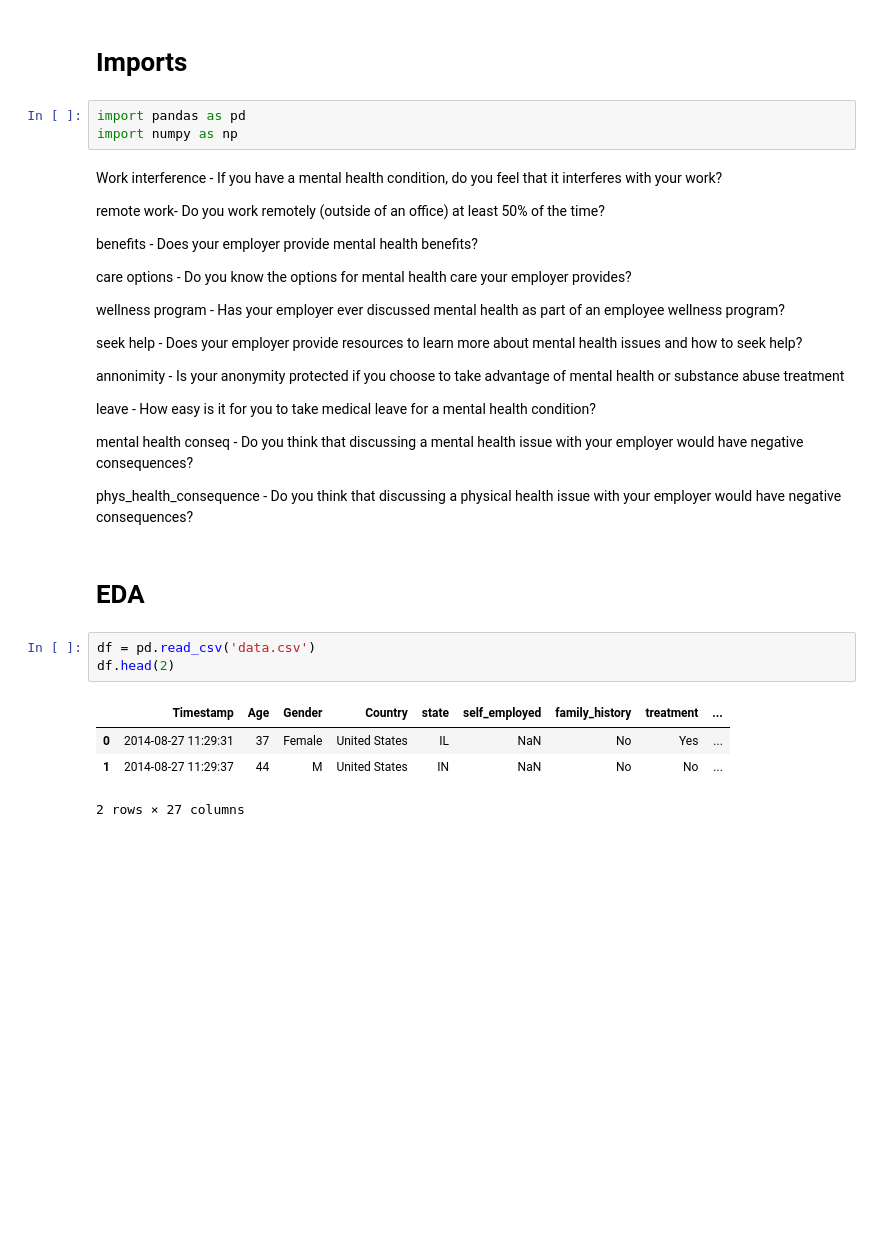
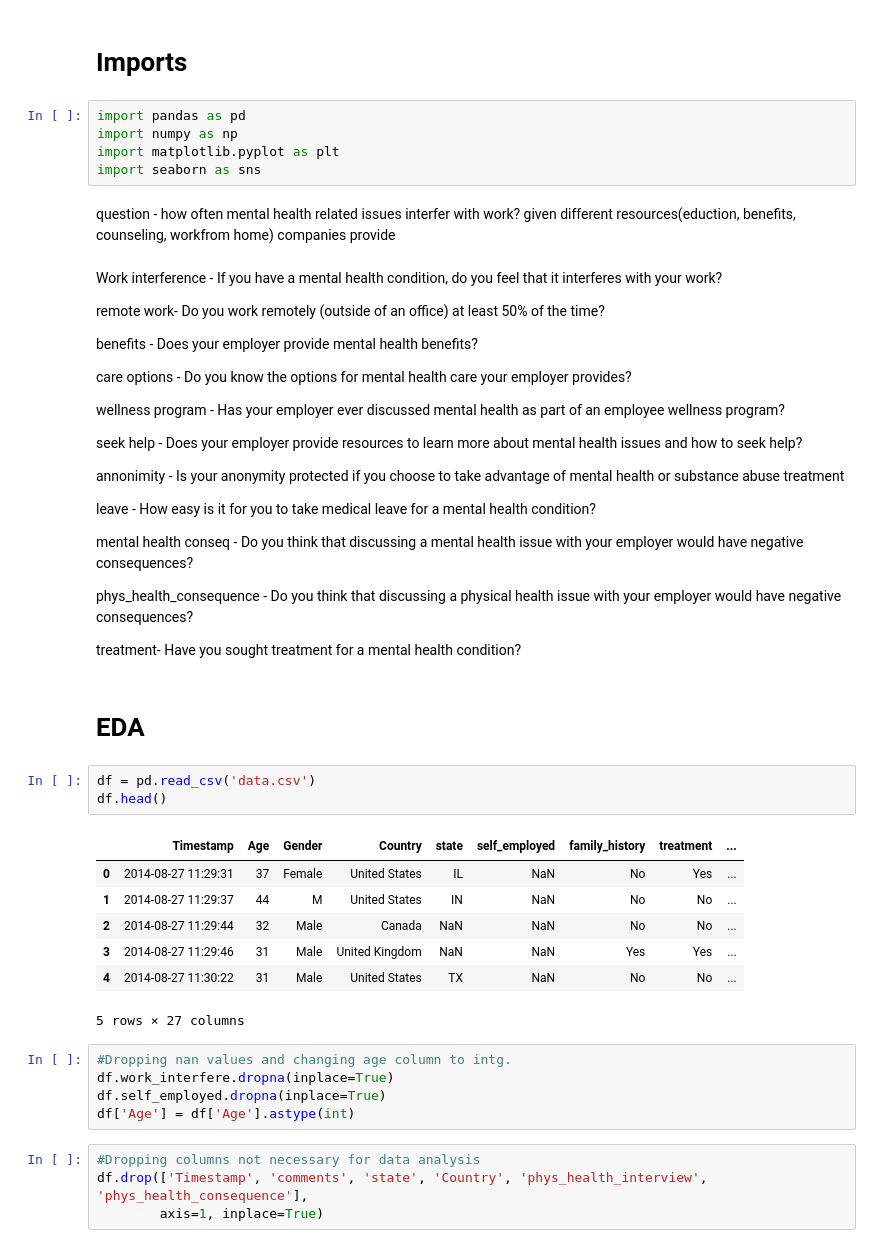
Before and after one commit to ChuckPryor/MentalHealth, a Jupyter notebook: data_prep.ipynb, the cells around one changed output. Saved outputs shown, nothing was run; the diff lists cells and outputs as text; blank space fills up the shorter version.

```diff
--- a/data_prep.ipynb
+++ b/data_prep.ipynb
@@ -3,6 +3,11 @@
 # %%
 import pandas as pd
 import numpy as np
+import matplotlib.pyplot as plt
+import seaborn as sns
+# %% [markdown]
+question - how often mental health related issues interfer with work?
+given different resources(eduction, benefits, counseling, workfrom home) companies provide
 # %% [markdown]
 Work interference - If you have a mental health condition, do you feel that it interferes with your work?
 
@@ -23,13 +28,27 @@ leave - How easy is it for you to take medical leave for a mental health conditi
 mental health conseq - Do you think that discussing a mental health issue with your employer would have negative consequences?
 
 phys_health_consequence - Do you think that discussing a physical health issue with your employer would have negative consequences?
+
+treatment- Have you sought treatment for a mental health condition?
 # %% [markdown]
 # EDA
 # %%
 df = pd.read_csv('data.csv')
-df.head(2)
+df.head()
 # %% [output]
 |  | Timestamp | Age | Gender | Country | state | self_employed | family_history | treatment | ... |
 | 0 | 2014-08-27 11:29:31 | 37 | Female | United States | IL | NaN | No | Yes | ... |
 | 1 | 2014-08-27 11:29:37 | 44 | M | United States | IN | NaN | No | No | ... |
+| 2 | 2014-08-27 11:29:44 | 32 | Male | Canada | NaN | NaN | No | No | ... |
+| 3 | 2014-08-27 11:29:46 | 31 | Male | United Kingdom | NaN | NaN | Yes | Yes | ... |
+| 4 | 2014-08-27 11:30:22 | 31 | Male | United States | TX | NaN | No | No | ... |
-2 rows × 27 columns
+5 rows × 27 columns
+# %%
+#Dropping nan values and changing age column to intg.
+df.work_interfere.dropna(inplace=True)
+df.self_employed.dropna(inplace=True)
+df['Age'] = df['Age'].astype(int)
+# %%
+#Dropping columns not necessary for data analysis
+df.drop(['Timestamp', 'comments', 'state', 'Country', 'phys_health_interview', 'phys_health_consequence'],
+        axis=1, inplace=True)
```
Also changed, not shown: parts of 19 cells of this notebook.
